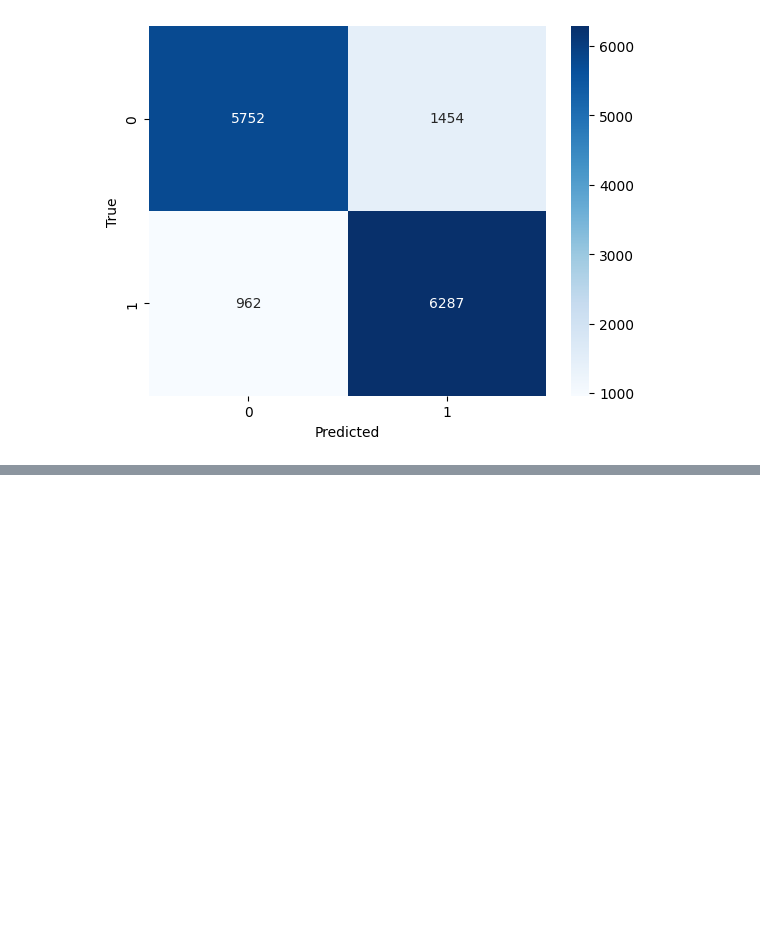
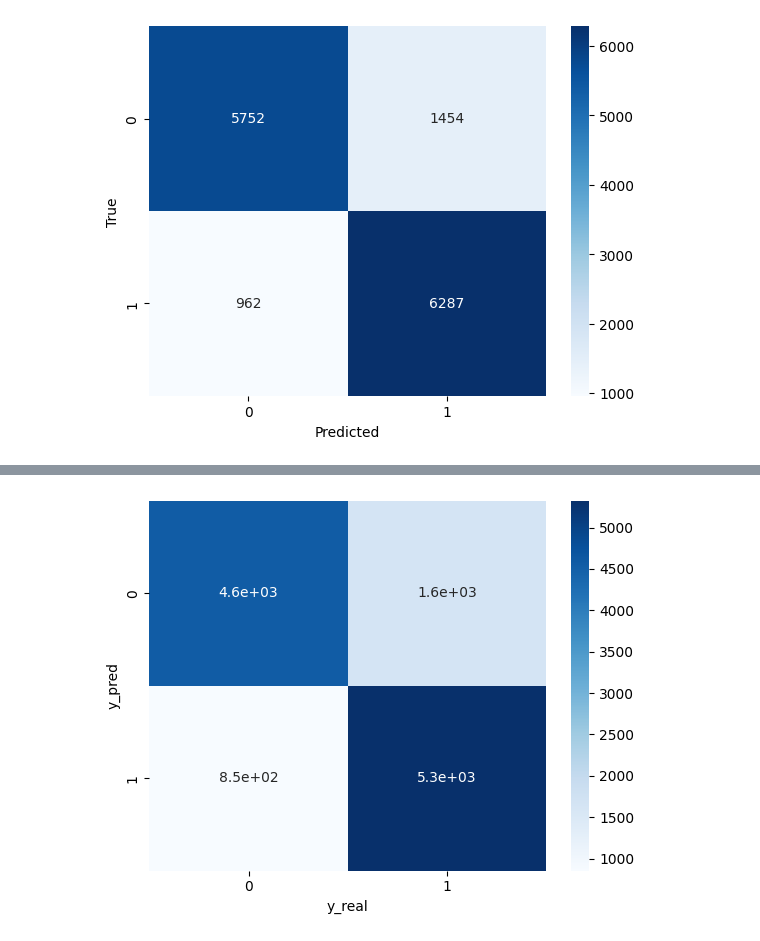
Before and after one commit to FaCu97/7506R-1C2023-GRUPO11, a Jupyter notebook: TP2/7506R_TP2_GRUPO11_N2.ipynb, the cells around one changed output, grey strips where cells are left out. Saved outputs shown, nothing was run; the diff lists cells and outputs as text; code cells hidden in the pictures; blank space fills up the shorter version.

```diff
--- a/TP2/7506R_TP2_GRUPO11_N2.ipynb
+++ b/TP2/7506R_TP2_GRUPO11_N2.ipynb
@@ -391,0 +537,9 @@ model_XGB = randomcv.fit(x_train,y_train)
+# %%
+# calcula la cantidad de clases
+
+modelo1 = keras.Sequential([
+    keras.layers.Dense(40000,input_shape=(1,), activation='relu',kernel_initializer='uniform'),
+    keras.layers.Dense(100,activation='relu'),
+    keras.layers.Dense(1, activation='sigmoid')])
+
+modelo1.summary()
@@ -391,0 +562,10 @@ model_XGB = randomcv.fit(x_train,y_train)
+# %%
+modelo1.compile(
+  optimizer=keras.optimizers.SGD(learning_rate=0.01),
+  loss='binary_crossentropy',
+  # metricas para ir calculando en cada iteracion o batch
+  metrics=['AUC'],
+)
+
+cant_epochs=100
+modelo_red = modelo1.fit(x_train,y_train,epochs=cant_epochs,batch_size=50,verbose=False)
@@ -391,0 +577,14 @@ model_XGB = randomcv.fit(x_train,y_train)
+# %%
+pipeline = Pipeline([
+    ('vectorizer', vectorizer),
+    ('neural_network', modelo1)
+])
+
+modelo1.compile(
+  optimizer=keras.optimizers.SGD(learning_rate=0.01),
+  loss='binary_crossentropy',
+  # metricas para ir calculando en cada iteracion o batch
+  metrics=['AUC'],
+)
+
+pipeline.fit(x_train, y_train, neural_network__epochs=10, neural_network__batch_size=32)
@@ -391,0 +604,11 @@ model_XGB = randomcv.fit(x_train,y_train)
+# %%
+y_predic_ej1 = modelo1.predict(x_test_norm)
+y_predic_cat_ej1 = np.where(y_predic_ej1>0.4,1,0)
+
+ds_validacion=pd.DataFrame(y_predic_cat_ej1,y_test).reset_index()
+ds_validacion.columns=['y_pred','y_real']
+
+tabla=pd.crosstab(ds_validacion.y_pred, ds_validacion.y_real)
+grf=sns.heatmap(tabla,annot=True, cmap = 'Blues')
+plt.show()
+# %% [output]
@@ -391,0 +616 @@ model_XGB = randomcv.fit(x_train,y_train)
+[figure, added]
```
Also changed, not shown: parts of 25 cells of this notebook, 7 other files.
